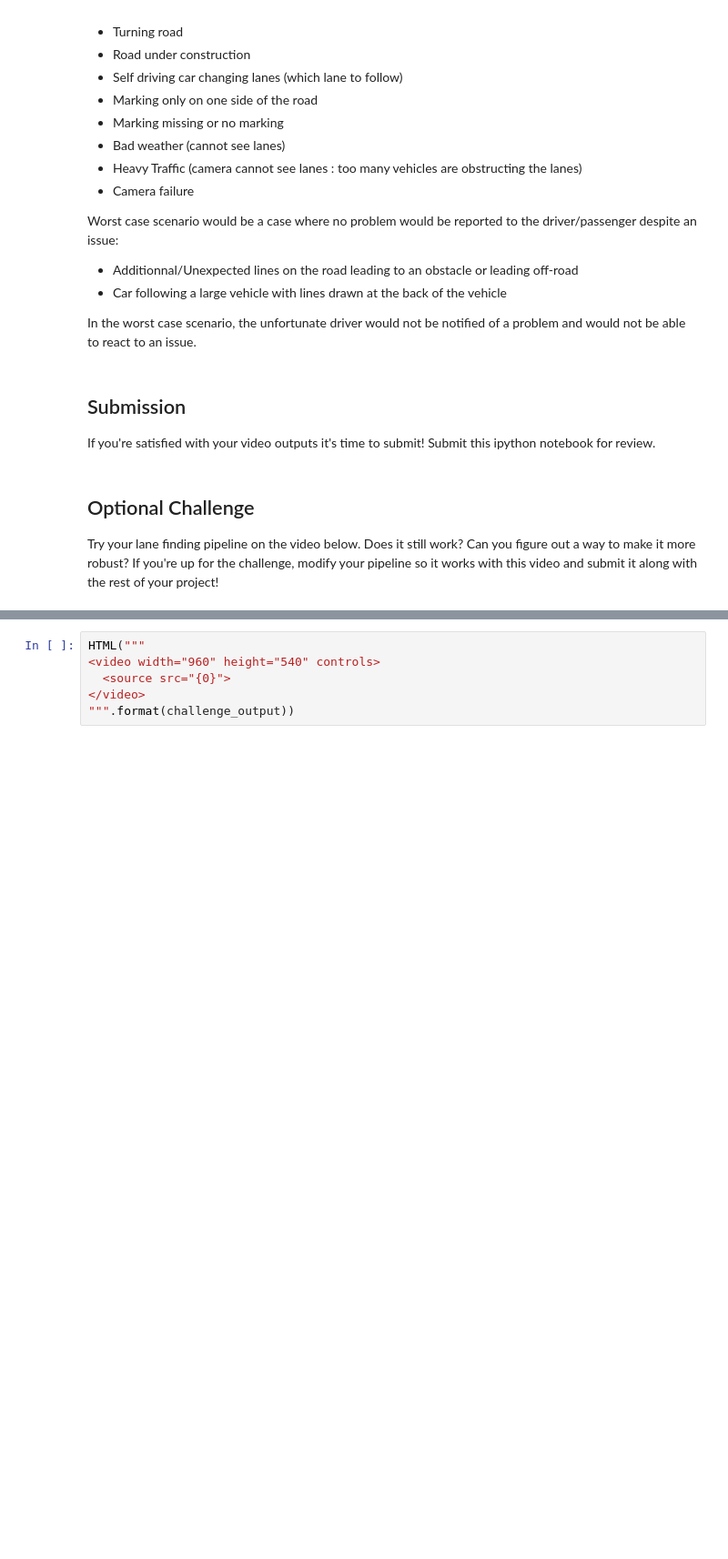
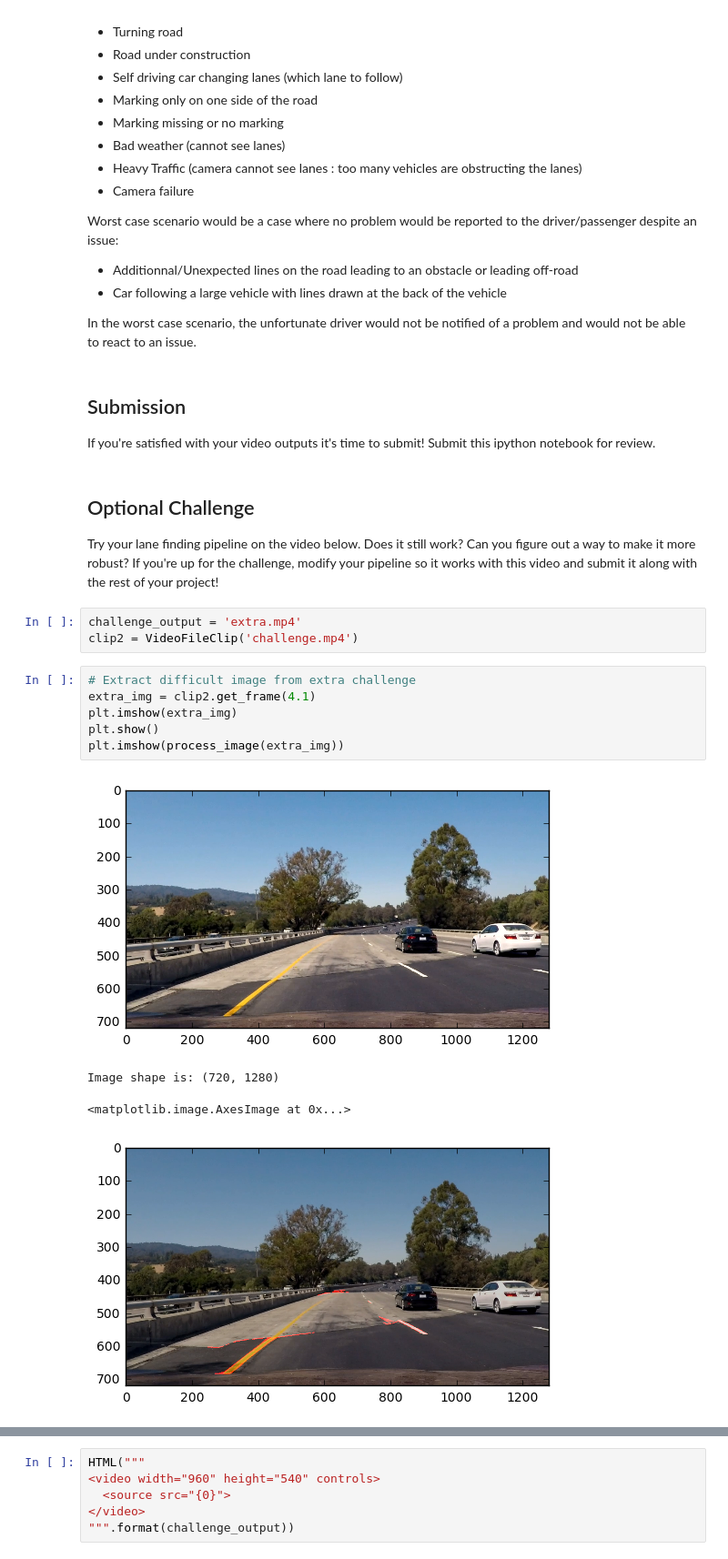
Before and after one commit to rdjondo/CarND-LaneLines-P1, a Jupyter notebook: P1.ipynb, the cells around one changed output, grey strips where cells are left out. Shown at 91% size. Cells and saved outputs as stored; diff of their text form; blank space fills up the shorter version.

```diff
--- a/P1.ipynb
+++ b/P1.ipynb
@@ -407,3 +384,17 @@ If you're satisfied with your video outputs it's time to submit!  Submit this ip
 ## Optional Challenge
 
 Try your lane finding pipeline on the video below.  Does it still work?  Can you figure out a way to make it more robust?  If you're up for the challenge, modify your pipeline so it works with this video and submit it along with the rest of your project!
+# %%
+challenge_output = 'extra.mp4'
+clip2 = VideoFileClip('challenge.mp4')
+# %%
+# Extract difficult image from extra challenge
+extra_img = clip2.get_frame(4.1)
+plt.imshow(extra_img)
+plt.show()
+plt.imshow(process_image(extra_img))
+# %% [output]
+[figure, added]
+Image shape is: (720, 1280)
+<matplotlib.image.AxesImage at 0x...>
+[figure, added]
```
Also changed, not shown: parts of 8 cells of this notebook.
